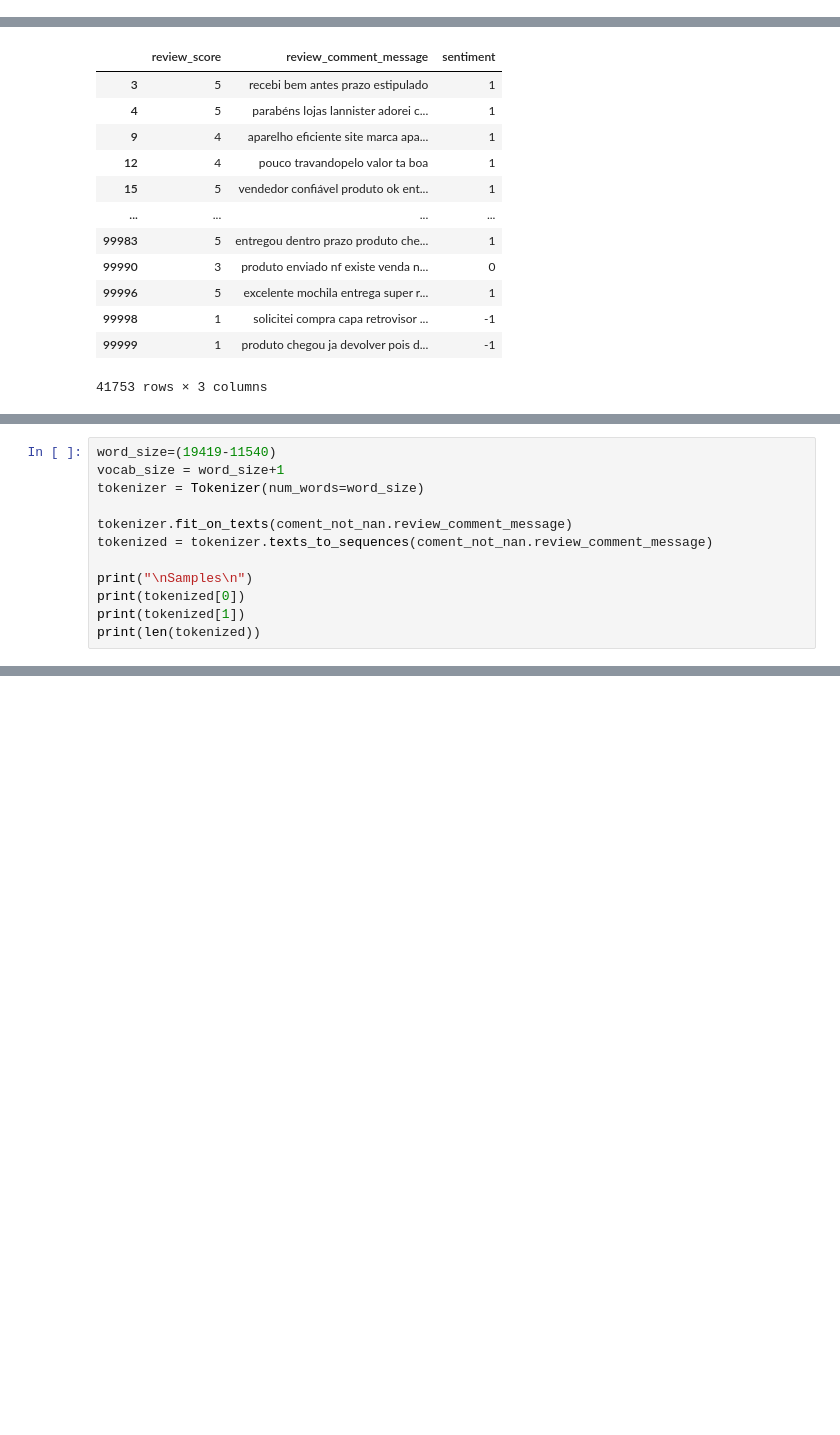
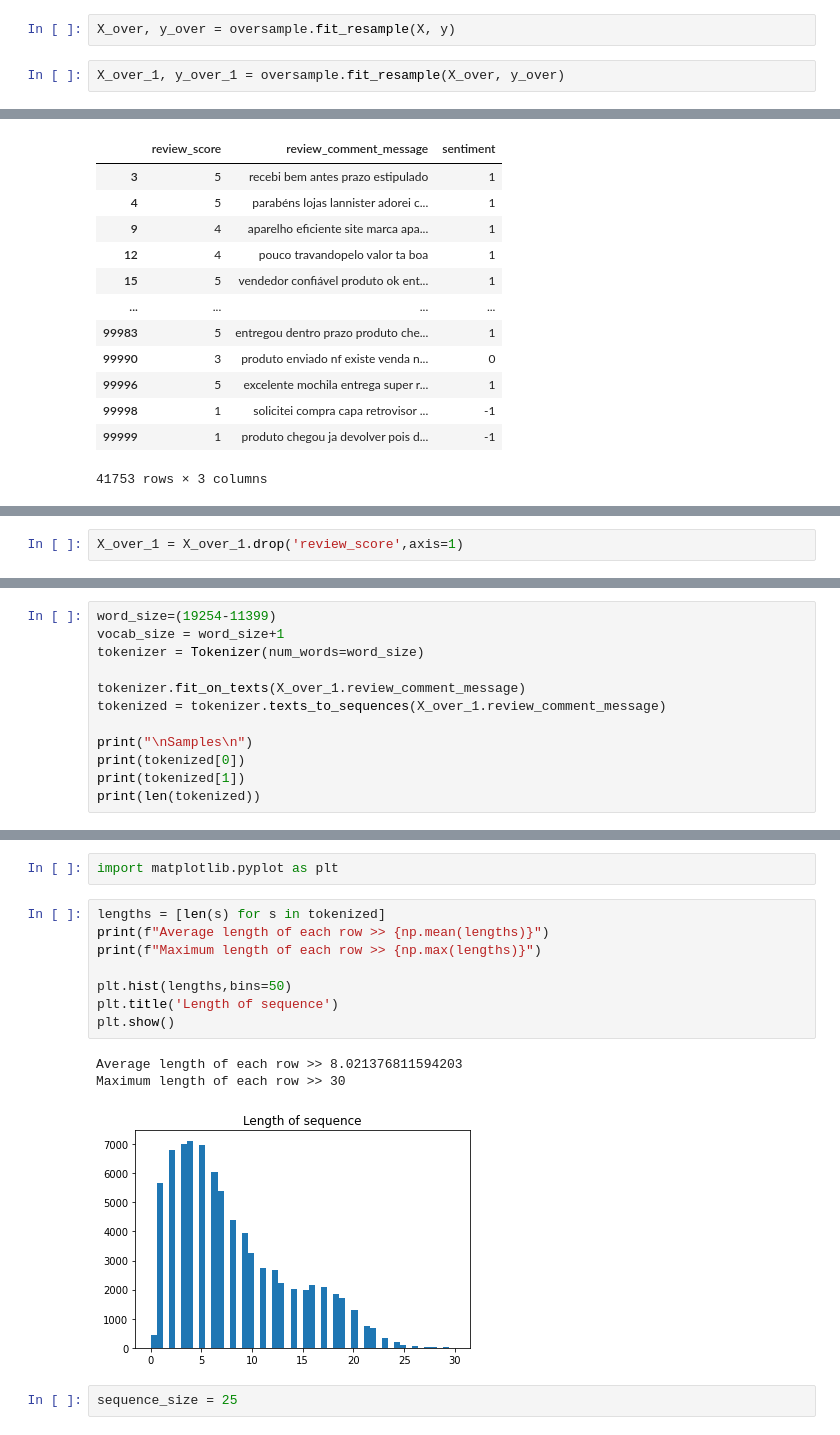
Before and after one commit to strateg17/SMART_DS_Academy_Prod1, a Jupyter notebook: Task_4/Task_4_Analysis_of reviews.ipynb, the cells around one changed output, grey strips where cells are left out. Drawn from its saved outputs; the diff is of its cells as text; blank space fills up the shorter version.

```diff
--- a/Task_4/Task_4_Analysis_of reviews.ipynb
+++ b/Task_4/Task_4_Analysis_of reviews.ipynb
@@ -161,0 +147,4 @@ import keras
+# %%
+X_over, y_over = oversample.fit_resample(X, y)
+# %%
+X_over_1, y_over_1 = oversample.fit_resample(X_over, y_over)
@@ -351,0 +239,2 @@ And these words accounts for 3.79% of whole texts
+# %%
+X_over_1 = X_over_1.drop('review_score',axis=1)
@@ -352,10 +257,10 @@ And these words accounts for 3.79% of whole texts
 # %%
-word_size=(19419-11540)
+word_size=(19254-11399)
 vocab_size = word_size+1
 tokenizer = Tokenizer(num_words=word_size)
 
-tokenizer.fit_on_texts(coment_not_nan.review_comment_message)
-tokenized = tokenizer.texts_to_sequences(coment_not_nan.review_comment_message)
+tokenizer.fit_on_texts(X_over_1.review_comment_message)
+tokenized = tokenizer.texts_to_sequences(X_over_1.review_comment_message)
 
 print("\nSamples\n")
 print(tokenized[0])
@@ -385,0 +327,16 @@ coment_not_nan
+# %%
+import matplotlib.pyplot as plt
+# %%
+lengths = [len(s) for s in tokenized]
+print(f"Average length of each row >> {np.mean(lengths)}")
+print(f"Maximum length of each row >> {np.max(lengths)}")
+
+plt.hist(lengths,bins=50)
+plt.title('Length of sequence')
+plt.show()
+# %% [output]
+Average length of each row >> 8.021376811594203
+Maximum length of each row >> 30
+[figure, added]
+# %%
+sequence_size = 25
```
Also changed, not shown: parts of 56 cells of this notebook.
